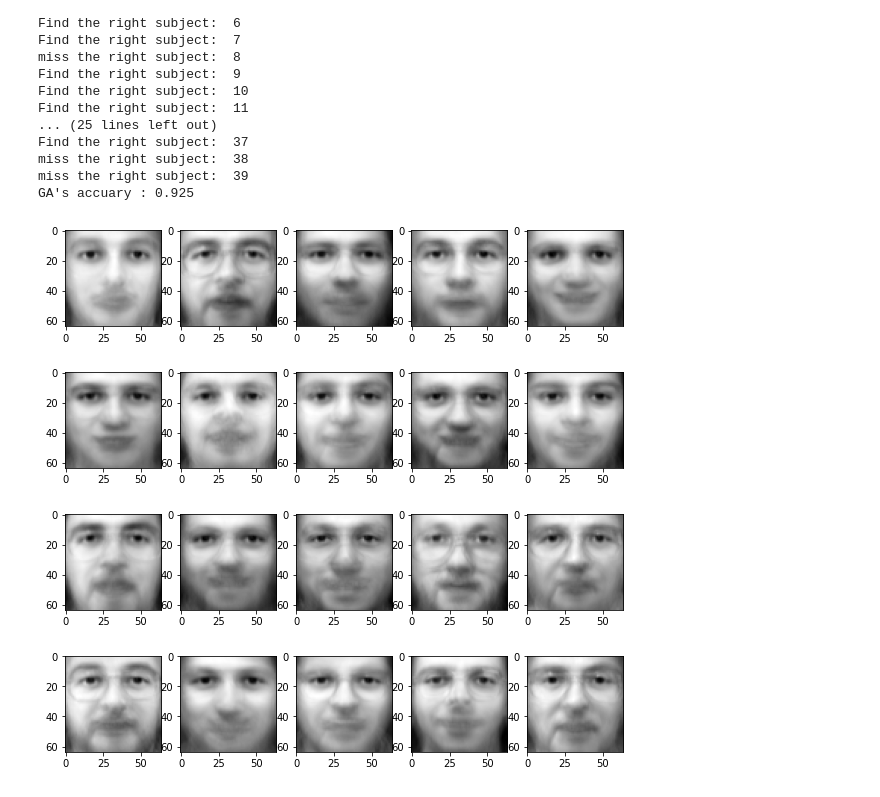
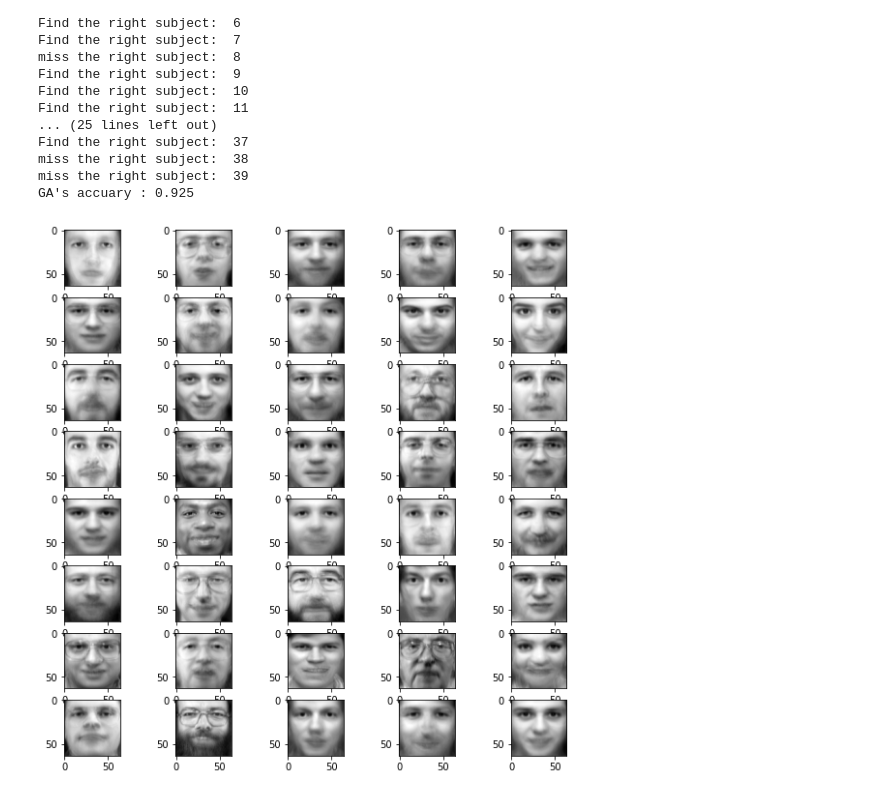
Before and after one commit to cse6740/Main, a Jupyter notebook: Project/Project_GA_new.ipynb, the cells around one changed output. Cells and saved outputs as stored; diff of their text form; code cells hidden in the pictures.

```diff
--- a/Project/Project_GA_new.ipynb
+++ b/Project/Project_GA_new.ipynb
@@ -197,11 +197,11 @@ for i in range(0,40):
 #parameters
 
 boundary = [[0, 1.0]]*(data.shape[0])
-iteration = 200
+iteration = 1000
 round_lv = 3
 population_size = 100
 crossover_rate = 0.9
-punishment =1000
+punishment =10
 mutation_rate = 1.0 / (float(round_lv) * len(boundary))
 # run genetic algorithm
 # %%
@@ -306,11 +306,13 @@ miss the right subject:  39
 GA's accuary : 0.925
 # %%
 #GA generaged face
-fig, axes = plt.subplots(4, 5, figsize=(10, 10))
+fig, axes = plt.subplots(8, 5, figsize=(10, 10))
+mat=[]
 for i, ax in enumerate(axes.flat):
     arry=binary_scaling(boundary, round_lv, iteration_list[i])
+    mat.append(arry)
     ax.imshow(np.array(np.dot(arry,testdata)).reshape(shape), cmap='gray')
 plt.show()
 # %% [output]
-[figure, old version]
+[figure, new version]
 # %%
```
Also changed, not shown: parts of 5 cells of this notebook.
